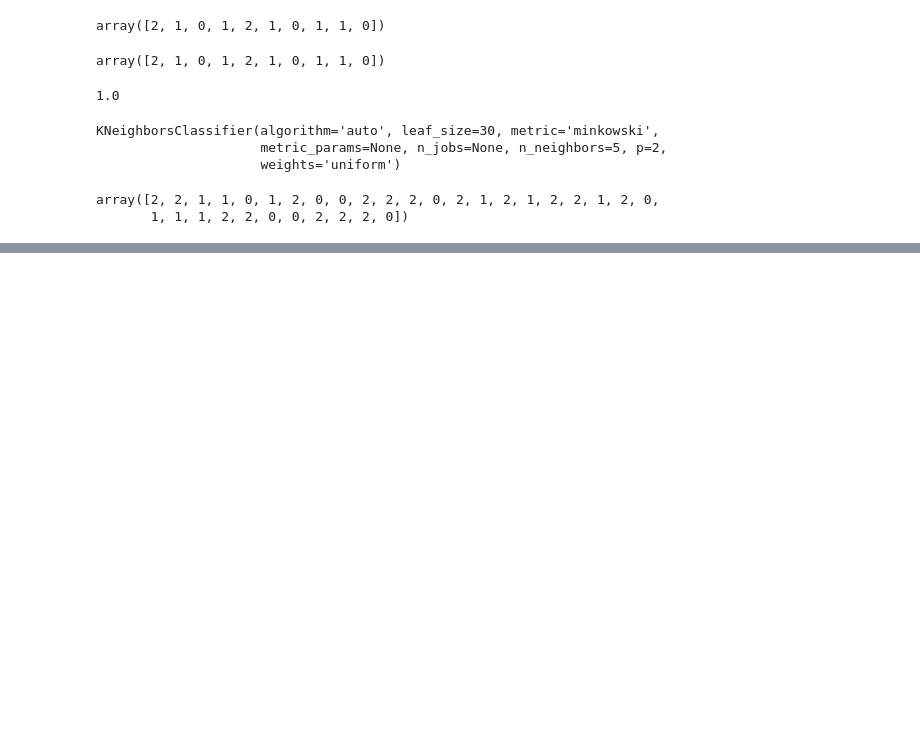
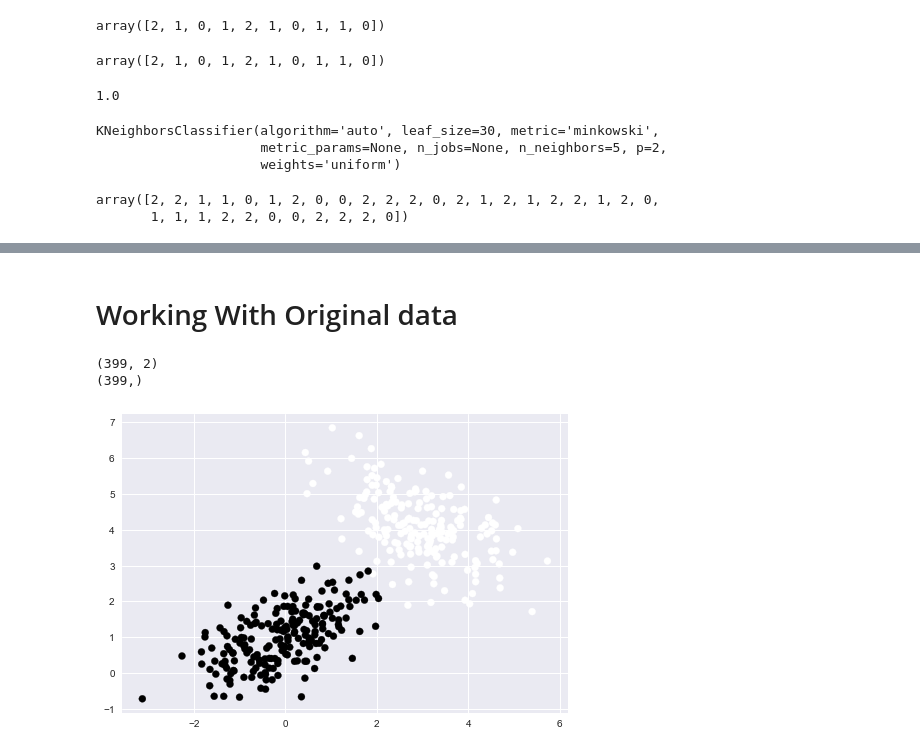
Before and after one commit to JayantGoel001/KNN, a Jupyter notebook: KNN.ipynb, the cells around one changed output, grey strips where cells are left out. Saved outputs shown, nothing was run; the diff lists cells and outputs as text; code cells hidden in the pictures; blank space fills up the shorter version.

```diff
--- a/KNN.ipynb
+++ b/KNN.ipynb
@@ -48,0 +57,2 @@ m
+# %% [markdown]
+# Working With Original data
@@ -48,0 +61,19 @@ m
+# %%
+X = pd.read_csv("xdata.csv")
+y = pd.read_csv("ydata.csv")
+# %%
+X = X.values
+y = y.values
+# %%
+X = X[:,1:]
+y = y[:,1:].flatten()
+print(X.shape)
+print(y.shape)
+# %% [output]
+(399, 2)
+(399,)
+# %%
+plt.scatter(X[:,0],X[:,1],c=y)
+plt.show()
+# %% [output]
+[figure, added]
```
Also changed, not shown: parts of 12 cells of this notebook, 2 other files.
